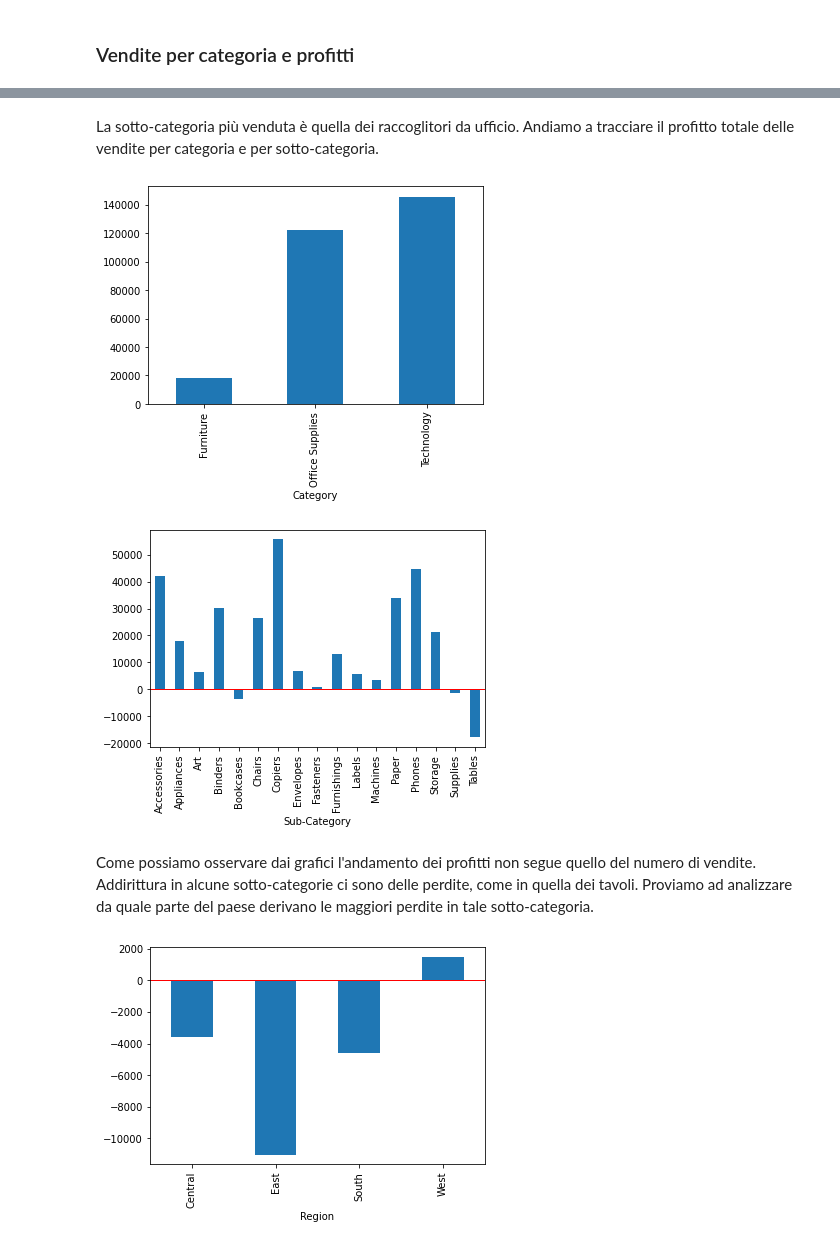
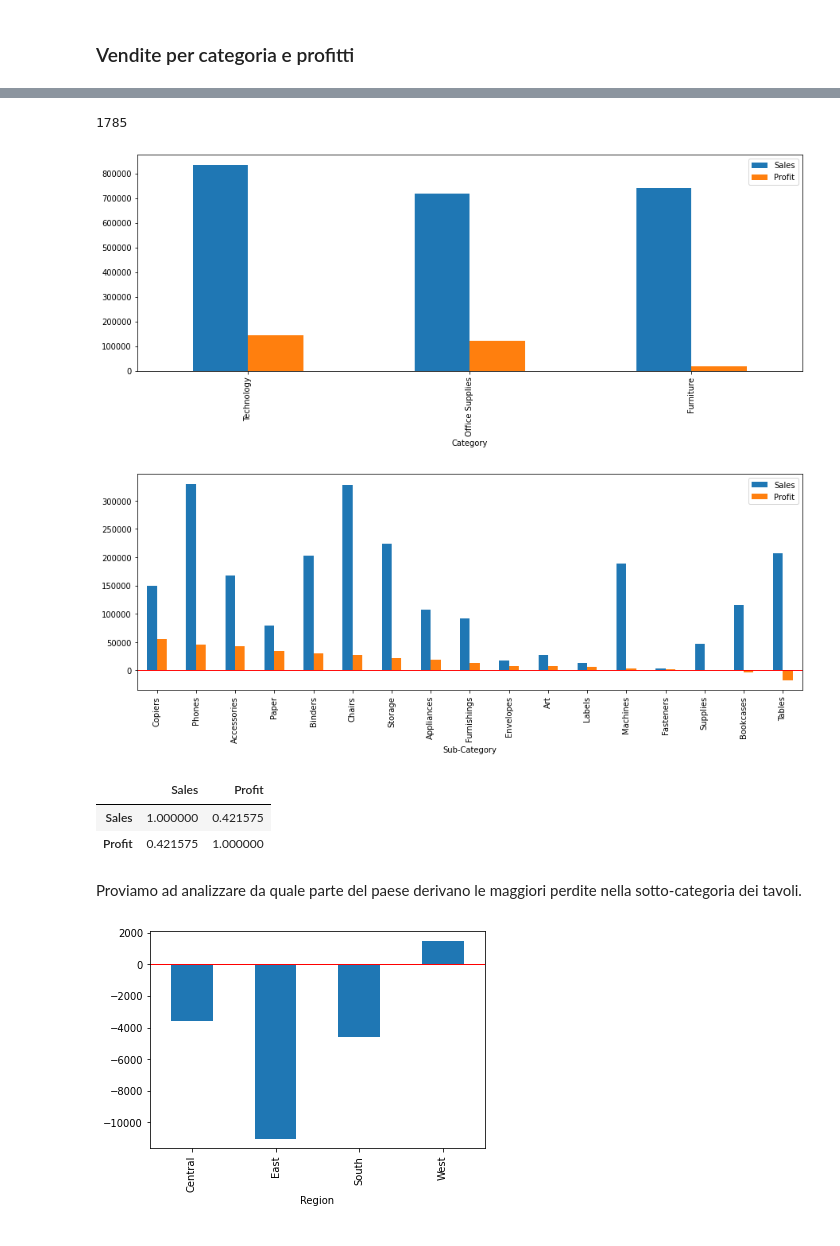
Before and after one commit to marti-brocchi/DataScience_Superstore, a Jupyter notebook: Progetto - Dataset Superstore.ipynb, the cells around one changed output, grey strips where cells are left out. Drawn from its saved outputs; the diff is of its cells as text; code cells hidden in the pictures.

```diff
--- a/Progetto - Dataset Superstore.ipynb
+++ b/Progetto - Dataset Superstore.ipynb
@@ -102,19 +85,30 @@ plt.show()
-# %% [markdown]
-La sotto-categoria più venduta è quella dei raccoglitori da ufficio. Andiamo a tracciare il profitto totale delle vendite per categoria e per sotto-categoria.
+# %%
+superstore[['Product ID','Sales']].duplicated().sum()
+# %% [output]
+1785
 # %%
-superstore.groupby('Category')['Profit'].sum().plot(kind='bar')
+superstore_category=superstore.groupby('Category')[['Sales', 'Profit']].sum().sort_values('Profit', ascending=False)
+superstore_category.plot(kind='bar', figsize=(15,5))
+
 plt.show()
 # %% [output]
-[figure, old version]
+[figure, new version]
 # %%
-superstore.groupby('Sub-Category')['Profit'].sum().plot(kind='bar')
+superstore_sub_category=superstore.groupby('Sub-Category')[['Sales', 'Profit']].sum().sort_values('Profit', ascending=False)
+superstore_sub_category.plot(kind='bar', figsize=(15,5))
 plt.axhline(y=0, color='r', linestyle='-', lw=1)
+
 plt.show()
 # %% [output]
-[figure, old version]
+[figure, new version]
-# %% [markdown]
-Come possiamo osservare dai grafici l'andamento dei profitti non segue quello del numero di vendite. Addirittura in alcune sotto-categorie ci sono delle perdite, come in quella dei tavoli.
-Proviamo ad analizzare da quale parte del paese derivano le maggiori perdite in tale sotto-categoria.
+# %%
+superstore_sub_category.corr(method='pearson')
+# %% [output]
+|  | Sales | Profit |
+| Sales | 1.000000 | 0.421575 |
+| Profit | 0.421575 | 1.000000 |
+# %% [markdown]
+Proviamo ad analizzare da quale parte del paese derivano le maggiori perdite nella sotto-categoria dei tavoli.
 # %%
 A = superstore[superstore['Sub-Category'] == 'Tables']
 A.groupby('Region')['Profit'].sum().plot(kind='bar')
```
Also changed, not shown: parts of 6 cells of this notebook.
